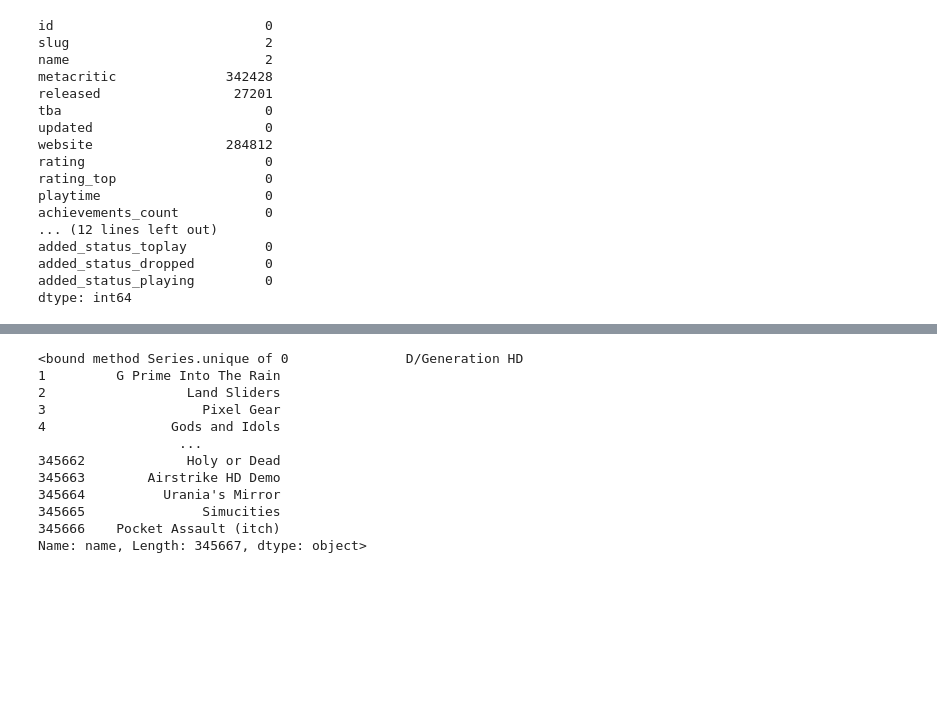
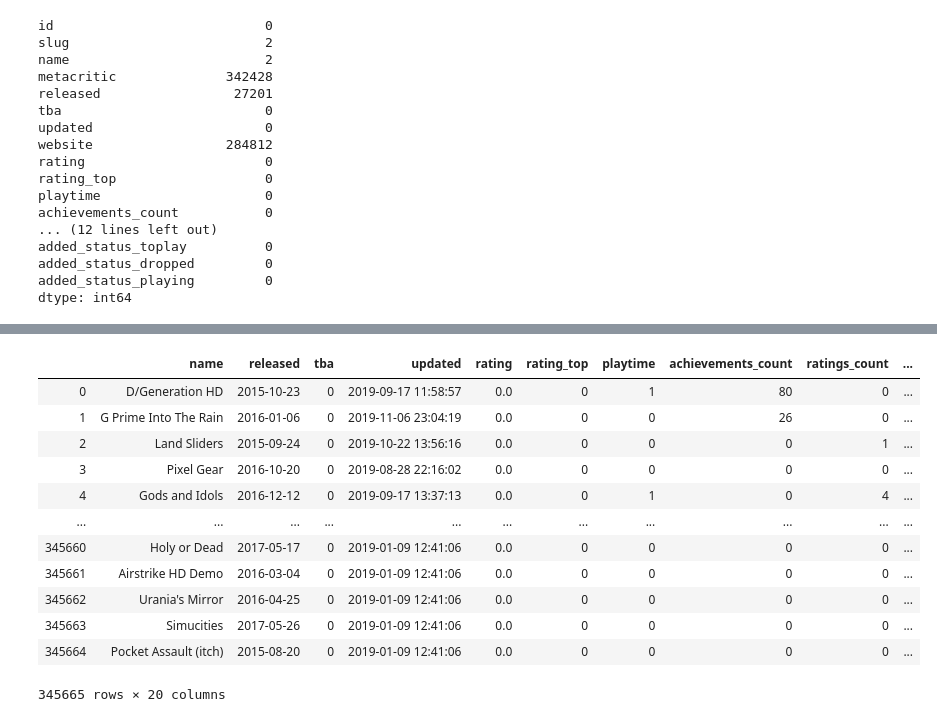
Before and after one commit to FreedomVAce/Game_Recommendation, a Jupyter notebook: Game_Recommendation.ipynb, the cells around one changed output, grey strips where cells are left out. Saved outputs shown, nothing was run; the diff lists cells and outputs as text; code cells hidden in the pictures; blank space fills up the shorter version.

```diff
--- a/Game_Recommendation.ipynb
+++ b/Game_Recommendation.ipynb
@@ -49,0 +48,13 @@ dtype: int64
+# %%
+# Dropping missing datas more than 80%
+game.drop(['metacritic','esrb_rating','developers','publishers','website'],axis = 1,inplace = True)
+# Dropping not meaningful data
+game.drop(['id','slug'],axis = 1,inplace = True)
+# Dropping the game without name
+game = game[~game['name'].isnull()].reset_index(drop=True)
+# %%
+# Replace the missing value with unknown instead of Null value
+game['genres'] = game['genres'].fillna('unknown')
+game['released'] = game['released'].fillna('unknown')
+#game['developers'] = game['developers'].fillna('unknown')
+game['platforms'] = game['platforms'].fillna('unknown')
@@ -49,0 +70,2 @@ dtype: int64
+# %%
+game['updated'] = pd.to_datetime(game['updated'])
@@ -50,15 +90,18 @@ dtype: int64
+# %%
+game['tba'] = game['tba'].map({False: '0',True:'1'})
 # %%
-game['name'].unique
+game
 # %% [output]
+|  | name | released | tba | updated | rating | rating_top | playtime | achievements_count | ratings_count | ... |
+| 0 | D/Generation HD | 2015-10-23 | 0 | 2019-09-17 11:58:57 | 0.0 | 0 | 1 | 80 | 0 | ... |
+| 1 | G Prime Into The Rain | 2016-01-06 | 0 | 2019-11-06 23:04:19 | 0.0 | 0 | 0 | 26 | 0 | ... |
+| 2 | Land Sliders | 2015-09-24 | 0 | 2019-10-22 13:56:16 | 0.0 | 0 | 0 | 0 | 1 | ... |
+| 3 | Pixel Gear | 2016-10-20 | 0 | 2019-08-28 22:16:02 | 0.0 | 0 | 0 | 0 | 0 | ... |
+| 4 | Gods and Idols | 2016-12-12 | 0 | 2019-09-17 13:37:13 | 0.0 | 0 | 1 | 0 | 4 | ... |
+| ... | ... | ... | ... | ... | ... | ... | ... | ... | ... | ... |
+| 345660 | Holy or Dead | 2017-05-17 | 0 | 2019-01-09 12:41:06 | 0.0 | 0 | 0 | 0 | 0 | ... |
+| 345661 | Airstrike HD Demo | 2016-03-04 | 0 | 2019-01-09 12:41:06 | 0.0 | 0 | 0 | 0 | 0 | ... |
+| 345662 | Urania's Mirror | 2016-04-25 | 0 | 2019-01-09 12:41:06 | 0.0 | 0 | 0 | 0 | 0 | ... |
+| 345663 | Simucities | 2017-05-26 | 0 | 2019-01-09 12:41:06 | 0.0 | 0 | 0 | 0 | 0 | ... |
+| 345664 | Pocket Assault (itch) | 2015-08-20 | 0 | 2019-01-09 12:41:06 | 0.0 | 0 | 0 | 0 | 0 | ... |
-<bound method Series.unique of 0               D/Generation HD
-1         G Prime Into The Rain
-2                  Land Sliders
-3                    Pixel Gear
-4                Gods and Idols
-                  ...
-345662             Holy or Dead
-345663        Airstrike HD Demo
-345664          Urania's Mirror
-345665               Simucities
-345666    Pocket Assault (itch)
-Name: name, Length: 345667, dtype: object>
+345665 rows × 20 columns
```
Also changed, not shown: parts of 9 cells of this notebook.
